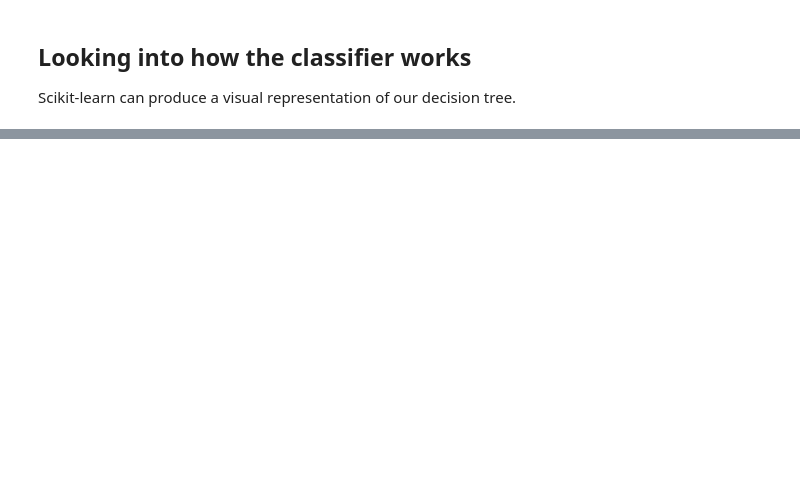
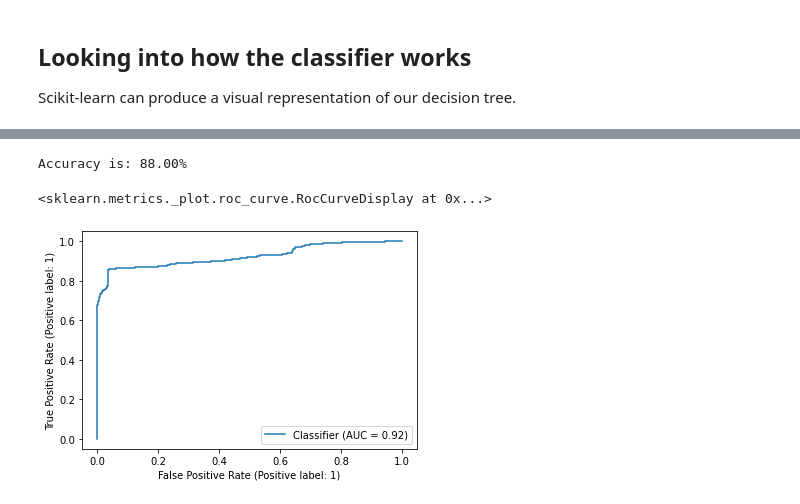
Before and after one commit to rjzak/cmsc-210, a Jupyter notebook: cmsc_210/examples/lecture_27/notebooks/DecisionTreeClassification.ipynb, the cells around one changed output, grey strips where cells are left out. Saved outputs shown, nothing was run; the diff lists cells and outputs as text; code cells hidden in the pictures; blank space fills up the shorter version.

```diff
--- a/cmsc_210/examples/lecture_27/notebooks/DecisionTreeClassification.ipynb
+++ b/cmsc_210/examples/lecture_27/notebooks/DecisionTreeClassification.ipynb
@@ -119,0 +157,16 @@ graph
+# %%
+from sklearn.naive_bayes import GaussianNB
+
+nb_classifier = GaussianNB()
+nb_classifier.fit(training_set_features, traing_set_labels)
+
+predictions = classifier.predict(test_set_features)
+
+print("Accuracy is: {:.2f}%".format(accuracy_score(test_set_lables, predictions) * 100))
+
+predicted_probabilities = nb_classifier.predict_proba(test_set_features)[:, 1]
+RocCurveDisplay.from_predictions(test_set_lables, predicted_labels)
+# %% [output]
+Accuracy is: 88.00%
+<sklearn.metrics._plot.roc_curve.RocCurveDisplay at 0x...>
+[figure, added]
```
Also changed, not shown: parts of 11 cells of this notebook, 13 other files.
